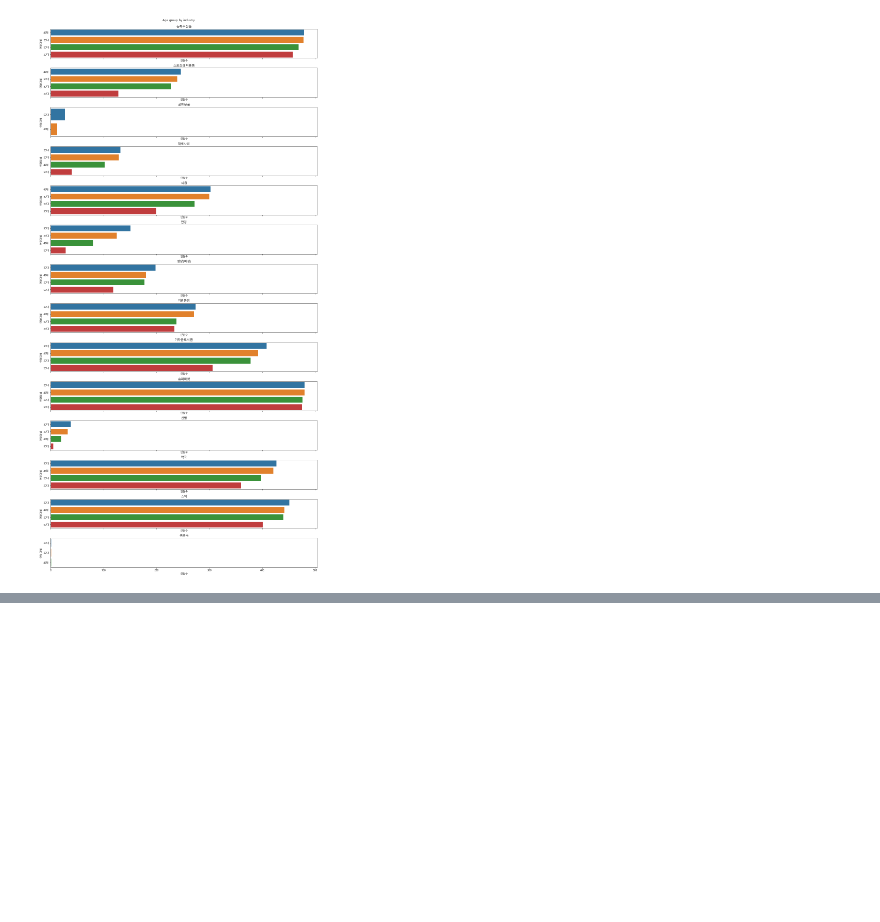
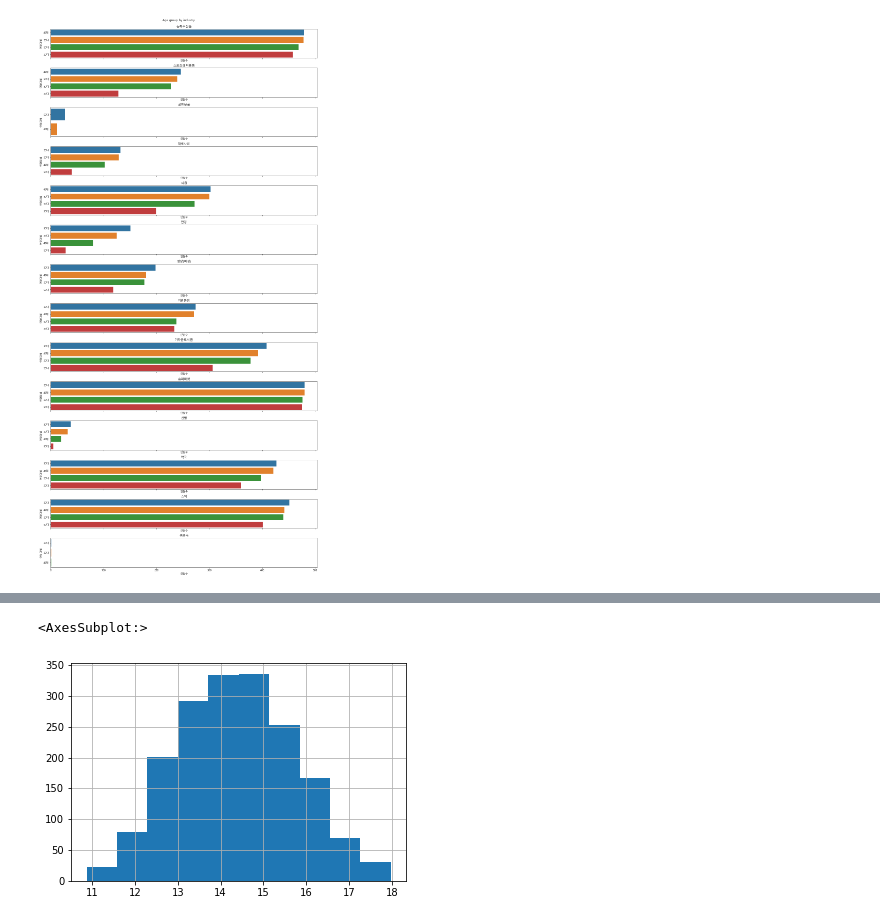
Before and after one commit to So-chankyun/consumption-pattern-analysis-of-jeju-tourist, a Jupyter notebook: consumption pattern analysis of jeju tourist.ipynb, the cells around one changed output, grey strips where cells are left out. Saved outputs shown, nothing was run; the diff lists cells and outputs as text; code cells hidden in the pictures; blank space fills up the shorter version.

```diff
--- a/consumption pattern analysis of jeju tourist.ipynb
+++ b/consumption pattern analysis of jeju tourist.ipynb
@@ -461,0 +667,6 @@ Text(0.5, 0.98, 'Age group by industry')
+# %%
+y_log_transform = np.log1p(y_test)
+y_log_transform.hist()
+# %% [output]
+<AxesSubplot:>
+[figure, added]
```
Also changed, not shown: parts of 24 cells of this notebook.
